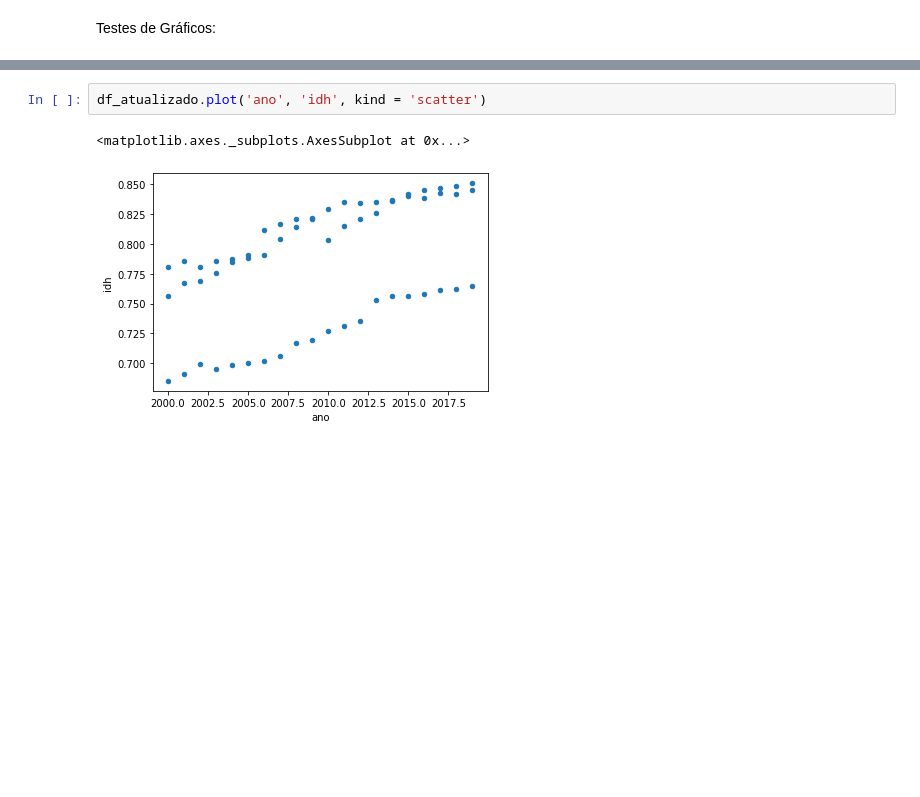
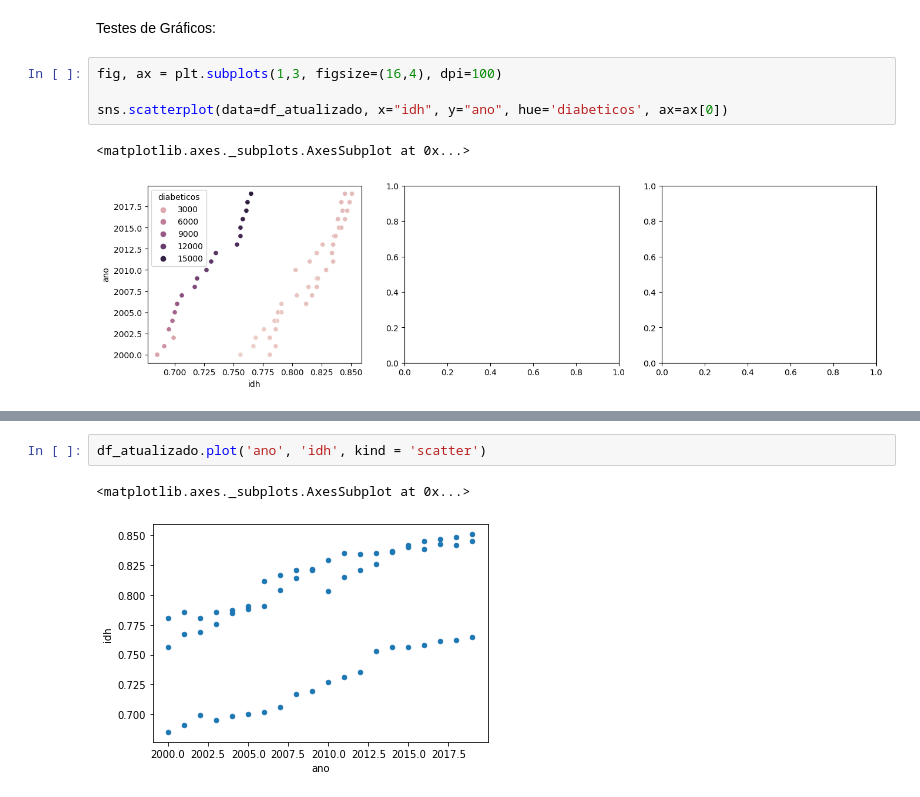
Before and after one commit to Barbarailum/Barbarailum, a Jupyter notebook: machine_learning.ipynb, the cells around one changed output, grey strips where cells are left out. Cells and saved outputs as stored; diff of their text form; blank space fills up the shorter version.

```diff
--- a/machine_learning.ipynb
+++ b/machine_learning.ipynb
@@ -168,2 +179,9 @@ print(df_atualizado)
 # %% [markdown]
 Testes de Gráficos:
+# %%
+fig, ax = plt.subplots(1,3, figsize=(16,4), dpi=100)
+
+sns.scatterplot(data=df_atualizado, x="idh", y="ano", hue='diabeticos', ax=ax[0])
+# %% [output]
+<matplotlib.axes._subplots.AxesSubplot at 0x...>
+[figure, added]
```
Also changed, not shown: parts of 32 cells of this notebook.
